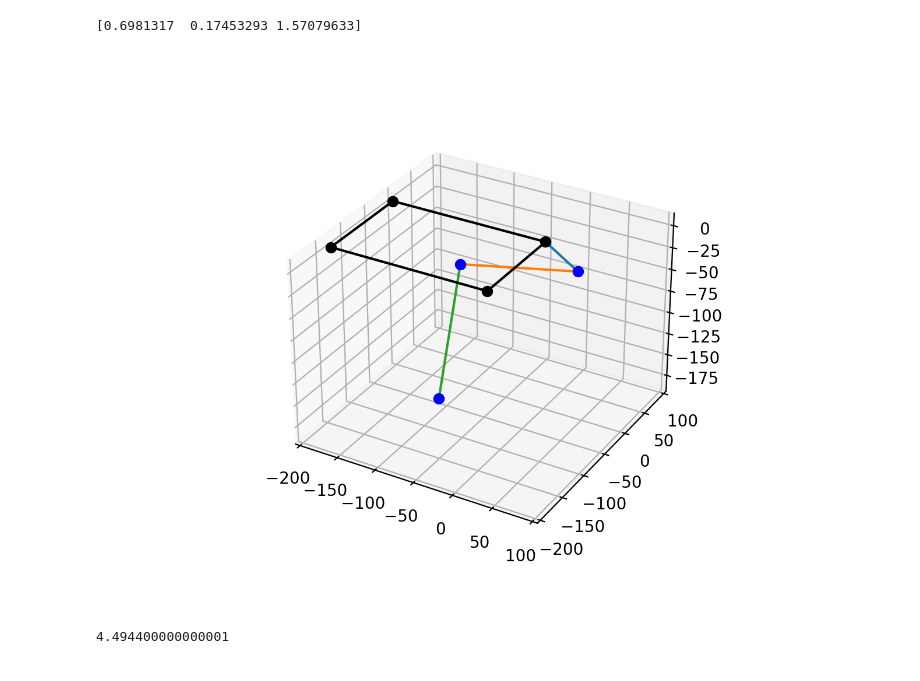
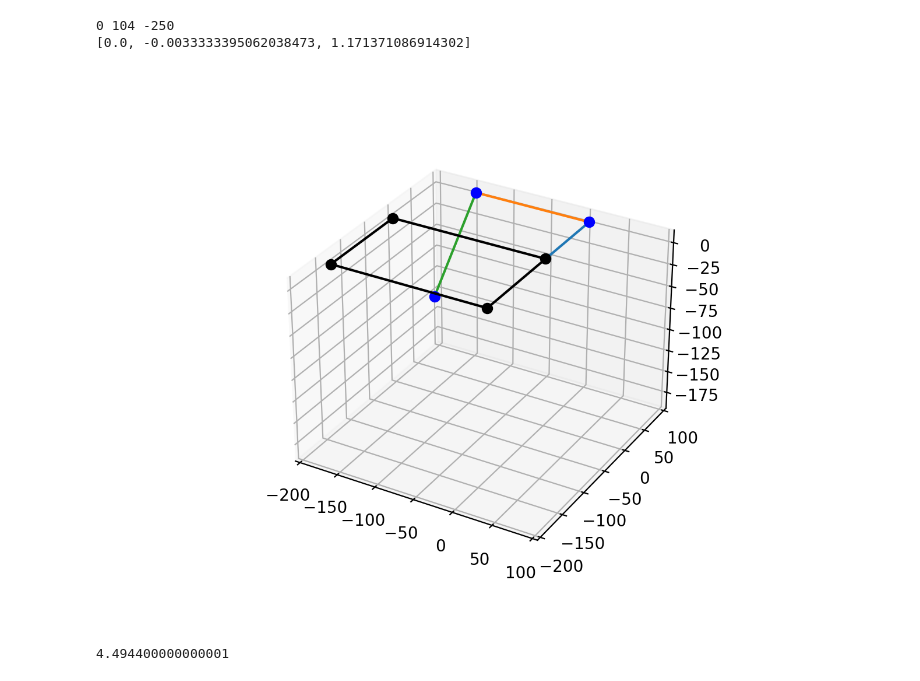
Before and after one commit to NDHANA94/hyperdog_ros2_v2, a Jupyter notebook: test.ipynb, the cells around one changed output. Cells and saved outputs as stored; diff of their text form; code cells hidden in the pictures.

```diff
--- a/test.ipynb
+++ b/test.ipynb
@@ -74,21 +74,40 @@ def ik_1(p:Point):
 
 def ik_2(p:Point):
     print(p.x, p.y, p.z)
-    r_yz = np.sqrt(p.y**2 + p.z**2)
-    sin_th1_plus_alpha = L1/r_yz
-    cos_th1_plus_alpha = np.sqrt(1 - sin_th1_plus_alpha**2)
-    th1 = np.arctan2(sin_th1_plus_alpha, cos_th1_plus_alpha) - np.arctan2(-p.z, p.y)
+    cos_alpha_minus_th1 = L1/(np.sqrt(p.y**2 + p.z**2))
+    sin_alpha_minus_th1 = np.sqrt(1 - cos_alpha_minus_th1**2)
+    alpha = np.arctan2(-p.z, p.y)
+    th1 = alpha - np.arctan2(sin_alpha_minus_th1, cos_alpha_minus_th1)
+
+
+    # r_yz = np.sqrt(p.y**2 + p.z**2)
+    # sin_th1_plus_alpha = L1/r_yz
+    # cos_th1_plus_alpha = np.sqrt(1 - sin_th1_plus_alpha**2)
+    # th1 = np.arctan2(sin_th1_plus_alpha, cos_th1_plus_alpha) - np.arctan2(-p.z, p.y)
     # ---
-    cos_th3 = (p.x**2 + p.y**2 + p.z**2 - L1**2 - L2**2 - L3**3)/(2*L2*L3)
-    print(cos_th3)
+
+    cos_th3 =(p.x**2 + p.y**2 + p.z**2 - L1**2 - L2**2 - L3**2) / (2*L2*L3)
     sin_th3 = np.sqrt(1 - cos_th3**2)
-    th3_1 = np.arctan2(sin_th3, cos_th3)
-    th3_2 = np.arctan2(-sin_th3, cos_th3)
-    th3 = th3_1 # select here th3 configuration
+    th3 = np.arctan2(sin_th3, cos_th3)
+
+    # cos_th3 = (p.x**2 + p.y**2 + p.z**2 - L1**2 - L2**2 - L3**3)/(2*L2*L3)
+    # print(cos_th3)
+    # sin_th3 = np.sqrt(1 - cos_th3**2)
+    # th3_1 = np.arctan2(sin_th3, cos_th3)
+    # th3_2 = np.arctan2(-sin_th3, cos_th3)
+    # th3 = th3_1 # select here th3 configuration
+
     # ---
-    cos_th2 = -x/(L2+L3*np.cos(th3))
-    sin_th2 = np.sqrt(1-cos_th2**2)
-    th2 = np.arctan2(sin_th2, cos_th2)
+    cos_beta = (L3*np.cos(th3) - L2)/(L2**2 + L3**2 - 2*L2*L3*np.cos(th3))
+    sin_beta = np.sqrt(1-cos_beta**2)
+    beta = np.arctan2(sin_beta , cos_beta)
+    cos_beta_plus_th2 = p.x
+    sin_beta_plus_th2 = np.sqrt(1 - cos_beta_plus_th2**2)
+    th2 = np.arctan2(sin_beta_plus_th2, cos_beta_plus_th2) - beta
+
+    # cos_th2 = -x/(L2+L3*np.cos(th3))
+    # sin_th2 = np.sqrt(1-cos_th2**2)
+    # th2 = np.arctan2(sin_th2, cos_th2)
 
     return [th1, th2, th3]
 
@@ -108,38 +127,39 @@ def ik_3(p:Point):
     cos_beta = a/d
     sin_beta = np.sqrt(1-cos_beta**2)
     beta = np.arctan2(sin_beta, cos_beta)
     th2 = beta + np.arctan2(c/d, np.sqrt(1-(c/d)**2))
     # ---
     cos_th3 = p.x + L2*np.cos(th2)/L3
     sin_th3 = np.sqrt(1-cos_th3**2)
     th3 = np.arctan2(sin_th3, cos_th3)
 
 
     return [th1, th2, th2+th3]
 
 
 
 
 
 
 x = 0
 y = 104
-z = -100
+z = -250
 
 p = Point()
 p.x = x
 p.y = y
 p.z = z
 
-angs = ik_3(p)
-angs = np.array([40,10,90])*np.pi/180
+angs = ik_2(p)
+# angs = np.array([40,10,90])*np.pi/180
 print(angs)
 
 # angs = np.array([th0, th1, th1-th2])*np.pi/180
 plotLeg(angs)
 # %% [output]
-[0.6981317  0.17453293 1.57079633]
+0 104 -250
+[0.0, -0.0033333395062038473, 1.171371086914302]
-[figure, old version]
+[figure, new version]
 # %%
 2.12**2
 # %% [output]
```
